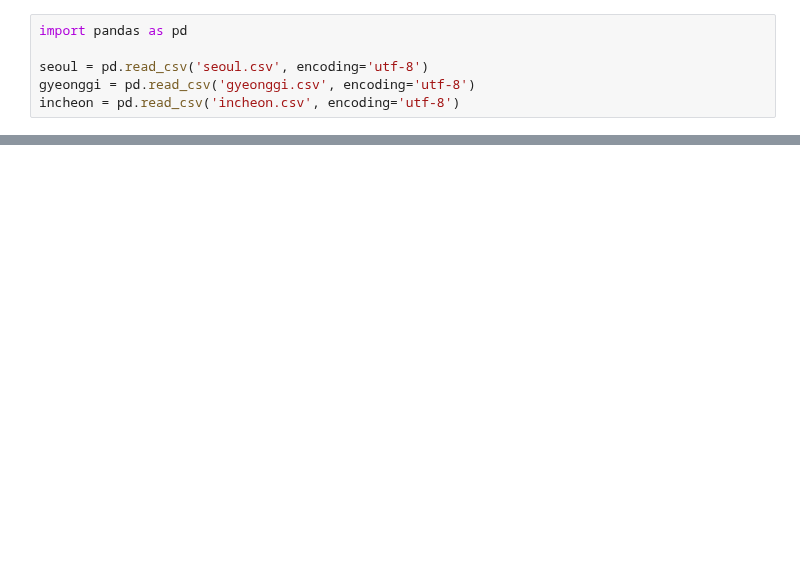
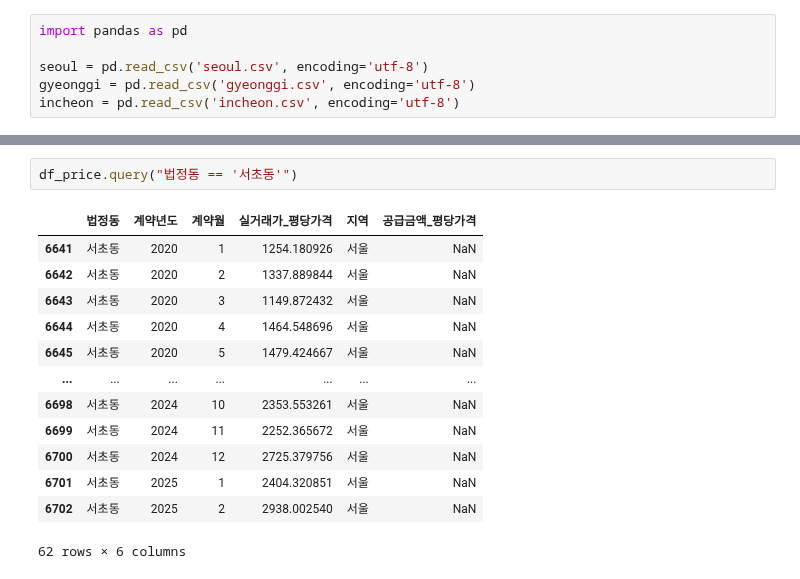
Before and after one commit to choikwangil95/HKToss-MLOps-Proejct, a Jupyter notebook: src/eugene/test.ipynb, the cells around one changed output, grey strips where cells are left out. Saved outputs shown, nothing was run; the diff lists cells and outputs as text; blank space fills up the shorter version.

```diff
--- a/src/eugene/test.ipynb
+++ b/src/eugene/test.ipynb
@@ -125,0 +194,16 @@ df.to_csv('청약매물_연도별_거래금액 (서울, 경기, 인천).csv', en
+# %%
+df_price.query("법정동 == '서초동'")
+# %% [output]
+|  | 법정동 | 계약년도 | 계약월 | 실거래가_평당가격 | 지역 | 공급금액_평당가격 |
+| 6641 | 서초동 | 2020 | 1 | 1254.180926 | 서울 | NaN |
+| 6642 | 서초동 | 2020 | 2 | 1337.889844 | 서울 | NaN |
+| 6643 | 서초동 | 2020 | 3 | 1149.872432 | 서울 | NaN |
+| 6644 | 서초동 | 2020 | 4 | 1464.548696 | 서울 | NaN |
+| 6645 | 서초동 | 2020 | 5 | 1479.424667 | 서울 | NaN |
+| ... | ... | ... | ... | ... | ... | ... |
+| 6698 | 서초동 | 2024 | 10 | 2353.553261 | 서울 | NaN |
+| 6699 | 서초동 | 2024 | 11 | 2252.365672 | 서울 | NaN |
+| 6700 | 서초동 | 2024 | 12 | 2725.379756 | 서울 | NaN |
+| 6701 | 서초동 | 2025 | 1 | 2404.320851 | 서울 | NaN |
+| 6702 | 서초동 | 2025 | 2 | 2938.002540 | 서울 | NaN |
+62 rows × 6 columns
```
Also changed, not shown: parts of 16 cells of this notebook, 5 other files.
